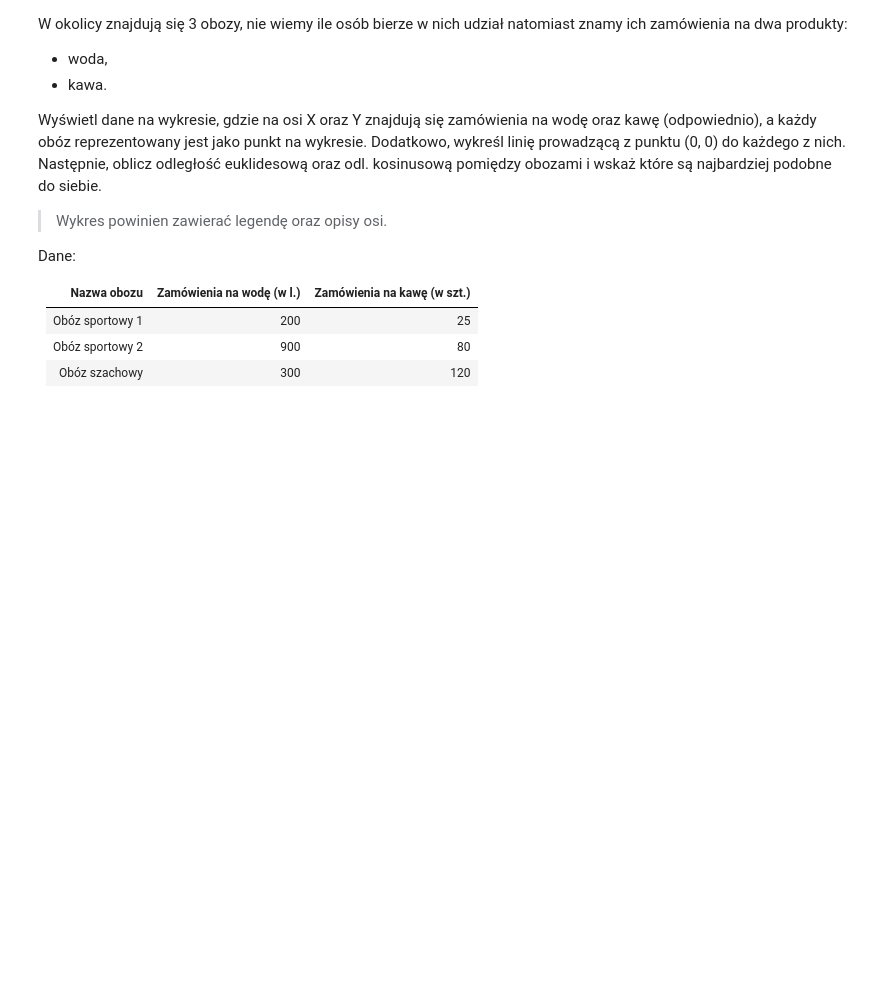
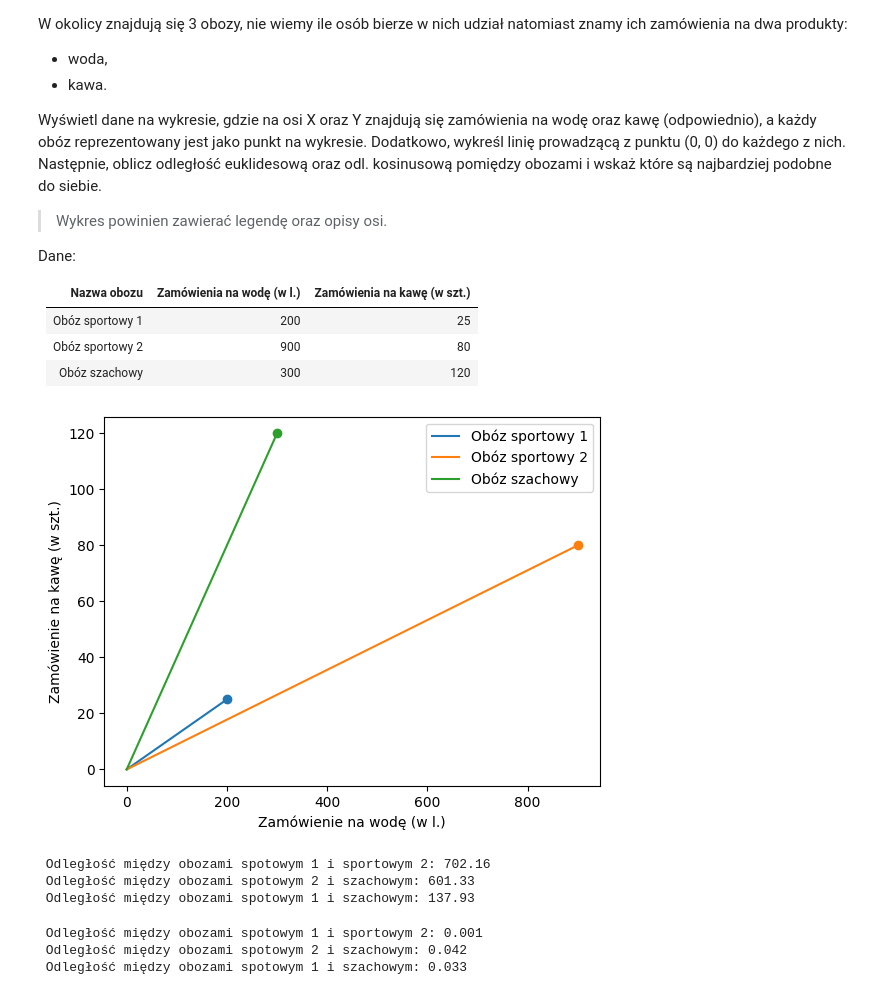
Before and after one commit to HaZhul/AMUM, a Jupyter notebook: AMUM11/Lab11.ipynb, the cells around one changed output. Drawn from its saved outputs; the diff is of its cells as text; code cells hidden in the pictures; blank space fills up the shorter version.

```diff
--- a/AMUM11/Lab11.ipynb
+++ b/AMUM11/Lab11.ipynb
@@ -24,4 +24,18 @@ Dane:
 | Obóz sportowy 2 | 900 | 80  |
 | Obóz szachowy   | 300 | 120 |
 # %%
-# UZUPEŁNIJ
+import matplotlib.pyplot as plt
+import numpy as np
+
+
+zamowienia = np.array([[200, 25], [900, 80], [300, 120]])
+labels = ['Obóz sportowy 1', 'Obóz sportowy 2', 'Obóz szachowy']
+for i in range(zamowienia.shape[0]):
+    plt.plot([0, zamowienia[i, 0]], [0, zamowienia[i, 1]], label=labels[i])
+    plt.scatter(zamowienia[i, 0], zamowienia[i, 1])
+plt.xlabel("Zamówienie na wodę (w l.)")
+plt.ylabel("Zamówienie na kawę (w szt.)")
+plt.legend()
+plt.show()
+# %% [output]
+[figure, added]
@@ -27,0 +45,8 @@ Dane:
+# %%
+print(f" Odległość między obozami spotowym 1 i sportowym 2: {round(e_dist(zamowienia[0], zamowienia[1]), 2)}")
+print(f" Odległość między obozami spotowym 2 i szachowym: {round(e_dist(zamowienia[1], zamowienia[2]), 2)}")
+print(f" Odległość między obozami spotowym 1 i szachowym: {round(e_dist(zamowienia[0], zamowienia[2]), 2)}")
+# %% [output]
+ Odległość między obozami spotowym 1 i sportowym 2: 702.16
+ Odległość między obozami spotowym 2 i szachowym: 601.33
+ Odległość między obozami spotowym 1 i szachowym: 137.93
@@ -28,3 +56,11 @@ Dane:
+# %%
+print(f" Odległość między obozami spotowym 1 i sportowym 2: {round(cos_dist(zamowienia[0], zamowienia[1]), 3)}")
+print(f" Odległość między obozami spotowym 2 i szachowym: {round(cos_dist(zamowienia[1], zamowienia[2]), 3)}")
+print(f" Odległość między obozami spotowym 1 i szachowym: {round(cos_dist(zamowienia[0], zamowienia[2]), 3)}")
+# %% [output]
+ Odległość między obozami spotowym 1 i sportowym 2: 0.001
+ Odległość między obozami spotowym 2 i szachowym: 0.042
+ Odległość między obozami spotowym 1 i szachowym: 0.033
 # %% [markdown]
 ### Zadanie 2
 
```
Also changed, not shown: parts of 18 cells of this notebook.
